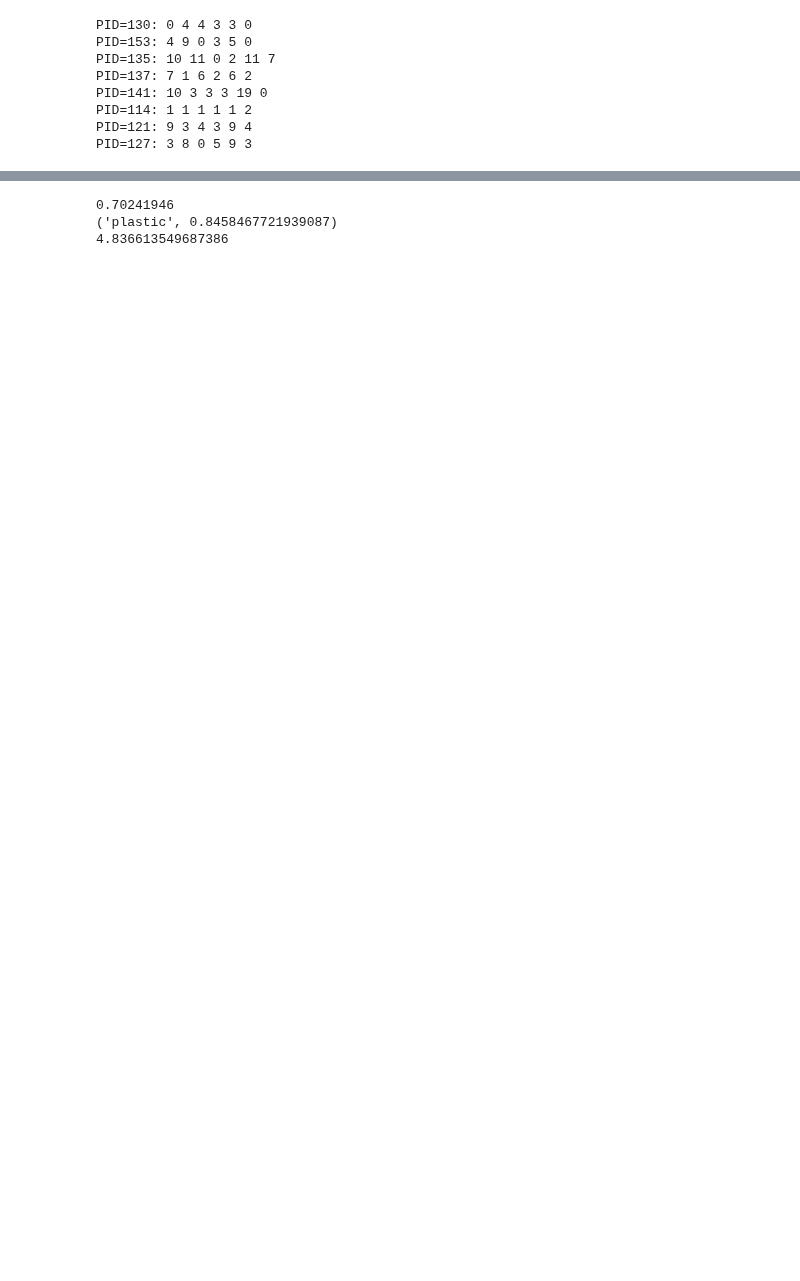
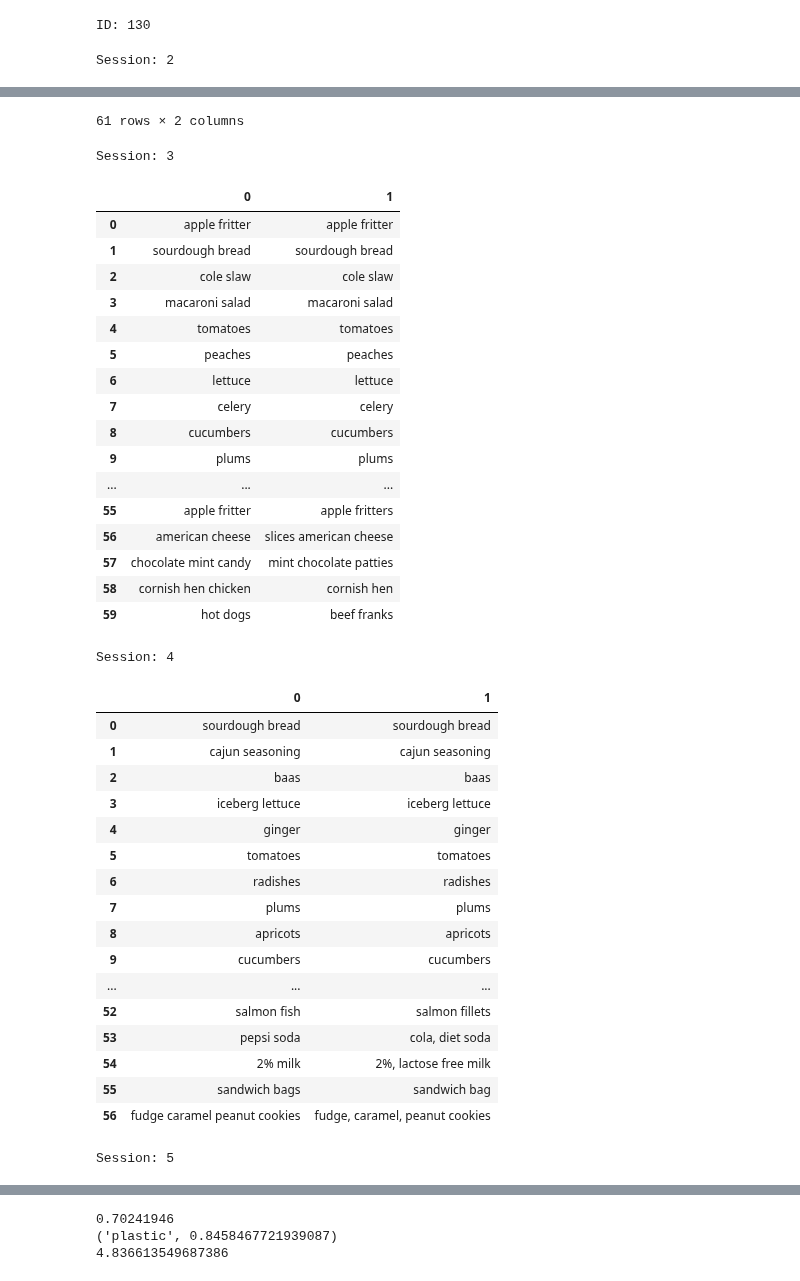
Before and after one commit to jjailer/grocery-receipt-data-cleaning, a Jupyter notebook: Scripts/merge.ipynb, the cells around one changed output, grey strips where cells are left out. Drawn from its saved outputs; the diff is of its cells as text; code cells hidden in the pictures; blank space fills up the shorter version.

Commit message:
working alignment on two data sets

```diff
--- a/Scripts/merge.ipynb
+++ b/Scripts/merge.ipynb
@@ -35,6 +35,7 @@ def equalize_length(df1, df2):
 def compare(df_row):
     result = []
     df_split = df_row.str.split()
+    df_split = df_split.fillna('') # hack: somehow a NaN value can
 
     # return shared words
     shared_words = set.intersection(*map(set, df_split))
@@ -103,15 +104,14 @@ def align(df1, df2):
 
     # remove additional unmatched empty items
     df2_dropped = df2_dropped.drop(df2[df2_dropped][df2[df2_dropped] == ''].index)
-    #df2_dropped = df2_dropped.drop(df2[df2_dropped].isna().index)
-    #print(df2[df2_dropped][df2[df2_dropped] == ''].index)
 
+    ## short circut for debugging permutation counts
+    #print(len(df2_dropped), end=' ')
+    #return
 
-    print(len(df2_dropped), end=' ')
-    return
     # all permutations of remaining indices
     perms = list(itertools.permutations(df2_dropped))
-    print(len(perms), end=' ')
+    #print(len(perms), end=' ')
 
     # TODO: this might be needed
     # df1['WordVec'], df2['WordVec'] = None, None
@@ -131,7 +131,10 @@ def align(df1, df2):
         result_index = pd.Index(perms[0])
 
     # return concatendated dataframe with word vectors
-    top_index_left, top_index_right = map(pd.Index, zip(*result_pairs))
+    if result_pairs:
+        top_index_left, top_index_right = map(pd.Index, zip(*result_pairs))
+    else:
+        top_index_left, top_index_right = pd.Index([]), pd.Index([])
     bot_index_left, bot_index_right = df1_dropped, result_index
 
     df_combined = pd.concat([pd.concat([df1[top_index_left].reset_index(drop=True),
@@ -143,35 +146,30 @@ def align(df1, df2):
     return df_combined
 # %%
 ### Test hand alignment against algorithm
-# probably depricated as baskets no longer exist
 def align_by_algo():
-    #12 total baskets
     df_final = pd.DataFrame()
-    for basket in tqdm(range(1,2), desc="Basket"):
-        align(dfs[0].loc[(dfs[0].ID == 137) & (dfs[0].Basket == basket), 'Item'].reset_index(drop=True),
-              dfs[2].loc[(dfs[2].ID == 137) & (dfs[2].Basket == basket), 'Item'].reset_index(drop=True))
+    for pid in tqdm([130, 153, 135, 137, 141, 114, 121, 127], desc="IDs"):
+        print(f'ID: {pid}')
+        for session in tqdm(dfs[0].loc[dfs[0].ID == pid, 'Session'].unique(), desc="Sessions"):
+            print(f'Session: {session}')
+            display(align(dfs[0].loc[(dfs[0].ID == pid) & (dfs[0].Session == session), 'Item'].reset_index(drop=True),
+                          dfs[2].loc[(dfs[2].ID == pid) & (dfs[2].Session == session), 'Item'].reset_index(drop=True)))
         #df_final = pd.concat([df_final,
         #                      align(dfs[0].loc[(dfs[0].ID == 137) & (dfs[0].Basket == basket), 'Item'].reset_index(drop=True),
         #                            dfs[2].loc[(dfs[2].ID == 137) & (dfs[2].Basket == basket), 'Item'].reset_index(drop=True))], ignore_index=True)
     #display(df_final.apply(compare, axis=1))
 
-#align_by_algo()
+align_by_algo()
 
 def align_count_free_rows():
     for pid in tqdm(ids_shared, desc="IDs"):
         print(f'PID={pid}:', end=' ')
         for session in range(1, 7):
-            align(dfs[1].loc[(dfs[1].ID == pid) & (dfs[1].Session == session), 'Item'].reset_index(drop=True),
-                  dfs[0].loc[(dfs[0].ID == pid) & (dfs[0].Session == session), 'Item'].reset_index(drop=True))
+            align(dfs[0].loc[(dfs[0].ID == pid) & (dfs[0].Session == session), 'Item'].reset_index(drop=True),
+                  dfs[2].loc[(dfs[2].ID == pid) & (dfs[2].Session == session), 'Item'].reset_index(drop=True))
         print()
 
 #align_count_free_rows()
 # %% [output]
-PID=130: 0 4 4 3 3 0
-PID=153: 4 9 0 3 5 0
-PID=135: 10 11 0 2 11 7
-PID=137: 7 1 6 2 6 2
-PID=141: 10 3 3 3 19 0
-PID=114: 1 1 1 1 1 2
-PID=121: 9 3 4 3 9 4
-PID=127: 3 8 0 5 9 3
+ID: 130
+Session: 2
@@ -177,0 +188,38 @@ PID=127: 3 8 0 5 9 3
+61 rows × 2 columns
+Session: 3
+|  | 0 | 1 |
+| 0 | apple fritter | apple fritter |
+| 1 | sourdough bread | sourdough bread |
+| 2 | cole slaw | cole slaw |
+| 3 | macaroni salad | macaroni salad |
+| 4 | tomatoes | tomatoes |
+| 5 | peaches | peaches |
+| 6 | lettuce | lettuce |
+| 7 | celery | celery |
+| 8 | cucumbers | cucumbers |
+| 9 | plums | plums |
+| ... | ... | ... |
+| 55 | apple fritter | apple fritters |
+| 56 | american cheese | slices american cheese |
+| 57 | chocolate mint candy | mint chocolate patties |
+| 58 | cornish hen chicken | cornish hen |
+| 59 | hot dogs | beef franks |
+Session: 4
+|  | 0 | 1 |
+| 0 | sourdough bread | sourdough bread |
+| 1 | cajun seasoning | cajun seasoning |
+| 2 | baas | baas |
+| 3 | iceberg lettuce | iceberg lettuce |
+| 4 | ginger | ginger |
+| 5 | tomatoes | tomatoes |
+| 6 | radishes | radishes |
+| 7 | plums | plums |
+| 8 | apricots | apricots |
+| 9 | cucumbers | cucumbers |
+| ... | ... | ... |
+| 52 | salmon fish | salmon fillets |
+| 53 | pepsi soda | cola, diet soda |
+| 54 | 2% milk | 2%, lactose free milk |
+| 55 | sandwich bags | sandwich bag |
+| 56 | fudge caramel peanut cookies | fudge, caramel, peanut cookies |
+Session: 5
```
Also changed, not shown: parts of 3 cells of this notebook.
